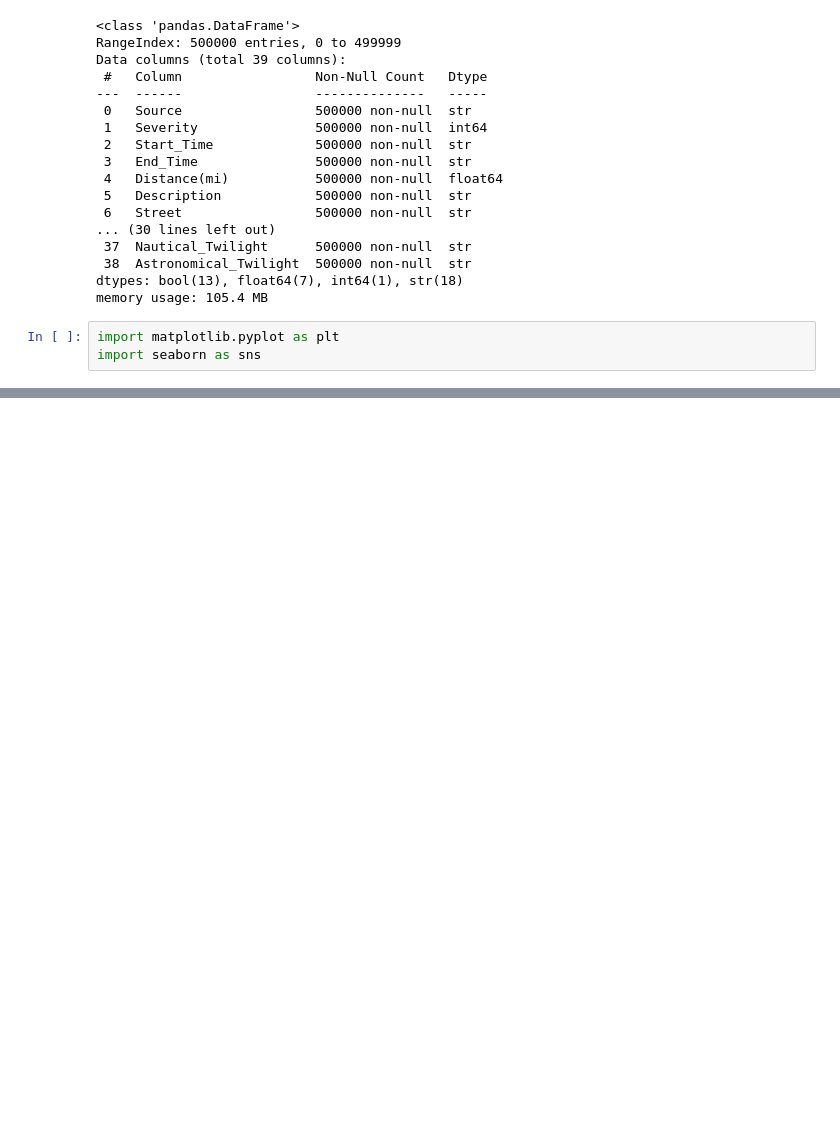
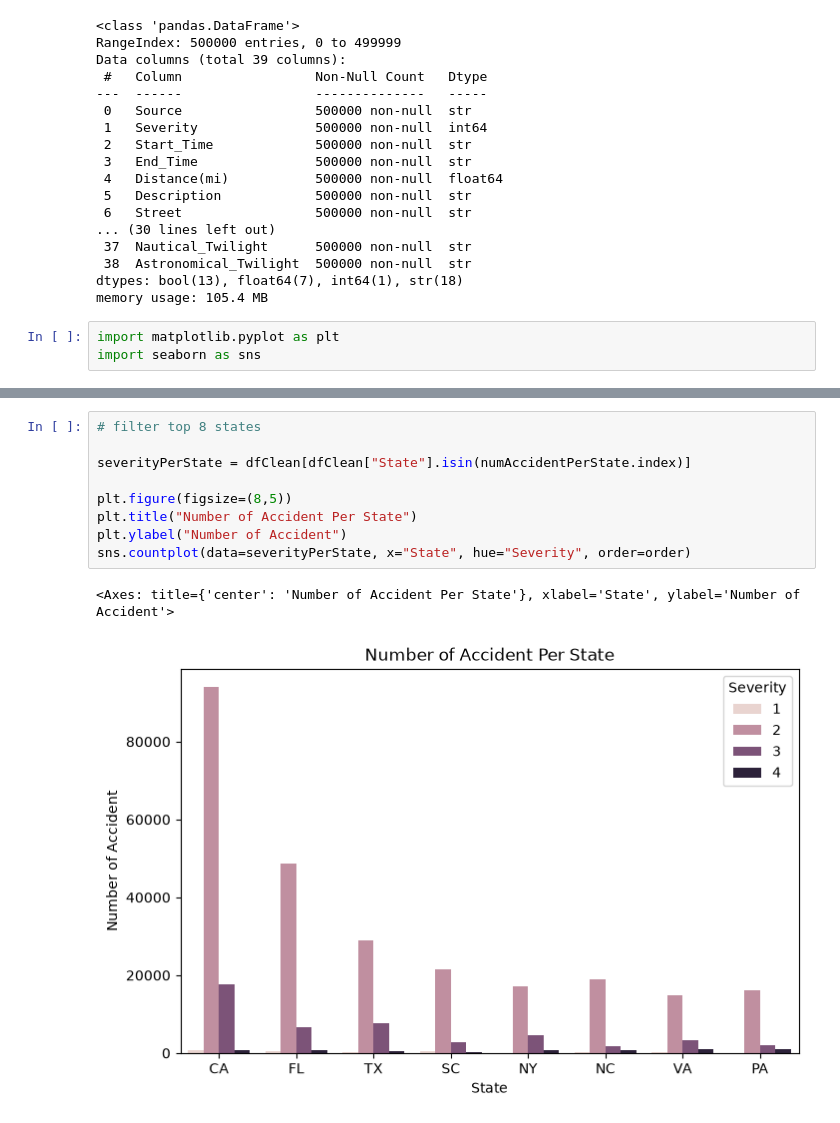
Before and after one commit to AnthonyP3N/Need4Speed-Datathon-2026, a Jupyter notebook: main.ipynb, the cells around one changed output, grey strips where cells are left out. Drawn from its saved outputs; the diff is of its cells as text; blank space fills up the shorter version.

```diff
--- a/main.ipynb
+++ b/main.ipynb
@@ -76,0 +81,12 @@ print (reduced)
+# %%
+# filter top 8 states
+
+severityPerState = dfClean[dfClean["State"].isin(numAccidentPerState.index)]
+
+plt.figure(figsize=(8,5))
+plt.title("Number of Accident Per State")
+plt.ylabel("Number of Accident")
+sns.countplot(data=severityPerState, x="State", hue="Severity", order=order)
+# %% [output]
+<Axes: title={'center': 'Number of Accident Per State'}, xlabel='State', ylabel='Number of Accident'>
+[figure, added]
```
Also changed, not shown: parts of 2 cells of this notebook.
